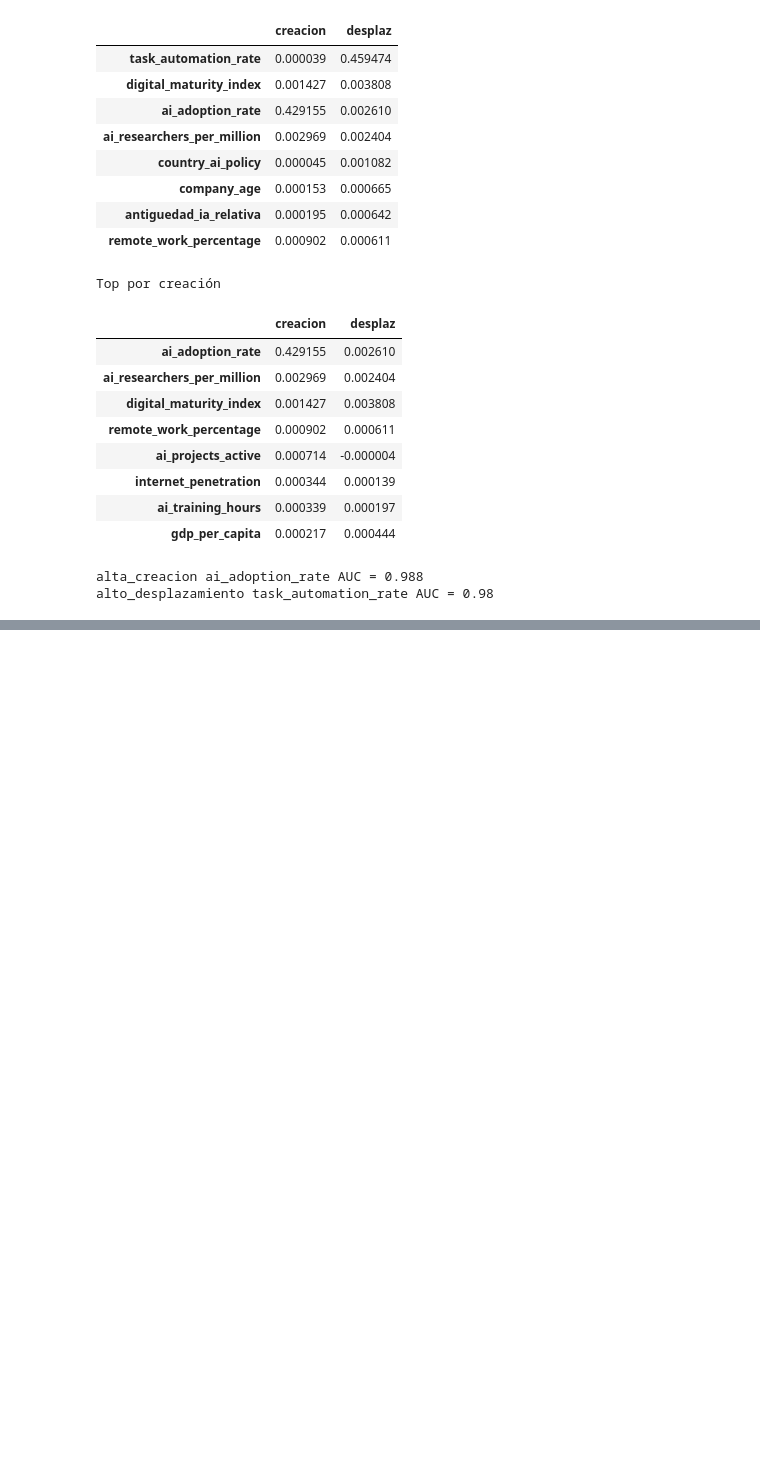
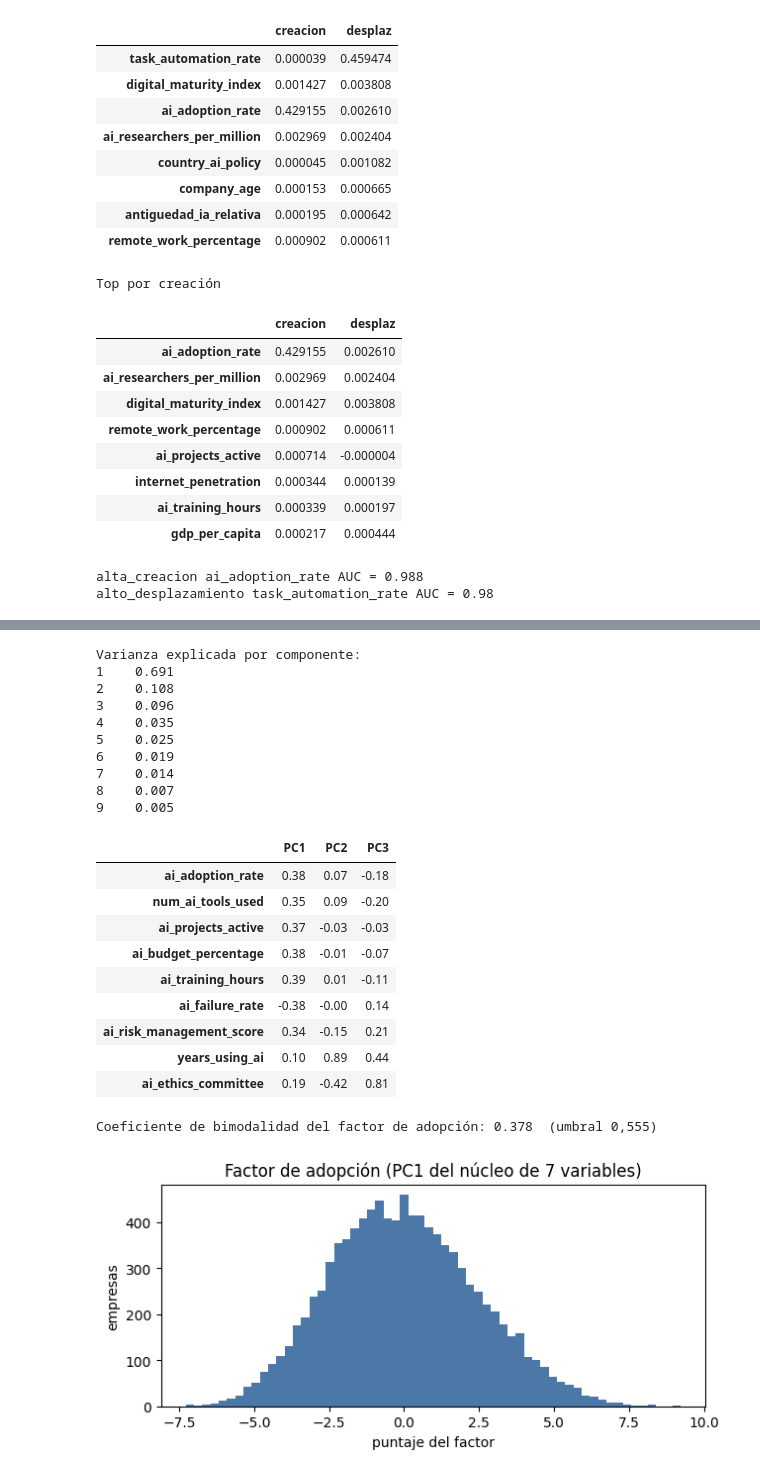
Before and after one commit to Franncippi/Proyecto-mentoria-M09, a Jupyter notebook: notebooks/03_modelado.ipynb, the cells around one changed output, grey strips where cells are left out. Cells and saved outputs as stored; diff of their text form; code cells hidden in the pictures; blank space fills up the shorter version.

```diff
--- a/notebooks/03_modelado.ipynb
+++ b/notebooks/03_modelado.ipynb
@@ -1009,0 +650,47 @@ plt.show()
+# %%
+# PCA sobre las variables de adopción (estandarizadas): ¿hay una dimensión o varias?
+ADOP_NUCLEO = ["ai_adoption_rate", "num_ai_tools_used", "ai_projects_active", "ai_budget_percentage",
+               "ai_training_hours", "ai_failure_rate", "ai_risk_management_score"]
+X_adop = empresas[ADOP_NUCLEO + ["years_using_ai"]].copy()
+X_adop["ai_ethics_committee"] = (empresas["ai_ethics_committee"] == "Yes").astype(int)
+
+pca_adop = PCA().fit(StandardScaler().fit_transform(X_adop))
+print("Varianza explicada por componente:")
+print(pd.Series(pca_adop.explained_variance_ratio_, index=range(1, X_adop.shape[1] + 1)).round(3).to_string())
+display(pd.DataFrame(pca_adop.components_[:3].T, index=X_adop.columns,
+                     columns=["PC1", "PC2", "PC3"]).round(2))
+
+# Factor de adopción (PC1 de las 7 variables del núcleo): ¿una población o dos?
+f_adop = PCA(1).fit_transform(StandardScaler().fit_transform(empresas[ADOP_NUCLEO]))[:, 0]
+sk, ku = pd.Series(f_adop).skew(), pd.Series(f_adop).kurt()
+bc = (sk ** 2 + 1) / (ku + 3)      # coeficiente de bimodalidad de Sarle (> 0,555 sugiere bimodalidad)
+print(f"Coeficiente de bimodalidad del factor de adopción: {bc:.3f}  (umbral 0,555)")
+
+fig, ax = plt.subplots(figsize=(6.5, 3.2))
+ax.hist(f_adop, bins=60, color="#4C78A8")
+ax.set_title("Factor de adopción (PC1 del núcleo de 7 variables)")
+ax.set_xlabel("puntaje del factor"); ax.set_ylabel("empresas")
+plt.tight_layout(); plt.show()
+# %% [output]
+Varianza explicada por componente:
+1    0.691
+2    0.108
+3    0.096
+4    0.035
+5    0.025
+6    0.019
+7    0.014
+8    0.007
+9    0.005
+|  | PC1 | PC2 | PC3 |
+| ai_adoption_rate | 0.38 | 0.07 | -0.18 |
+| num_ai_tools_used | 0.35 | 0.09 | -0.20 |
+| ai_projects_active | 0.37 | -0.03 | -0.03 |
+| ai_budget_percentage | 0.38 | -0.01 | -0.07 |
+| ai_training_hours | 0.39 | 0.01 | -0.11 |
+| ai_failure_rate | -0.38 | -0.00 | 0.14 |
+| ai_risk_management_score | 0.34 | -0.15 | 0.21 |
+| years_using_ai | 0.10 | 0.89 | 0.44 |
+| ai_ethics_committee | 0.19 | -0.42 | 0.81 |
+Coeficiente de bimodalidad del factor de adopción: 0.378  (umbral 0,555)
+[figure, added]
```
Also changed, not shown: parts of 70 cells of this notebook.
